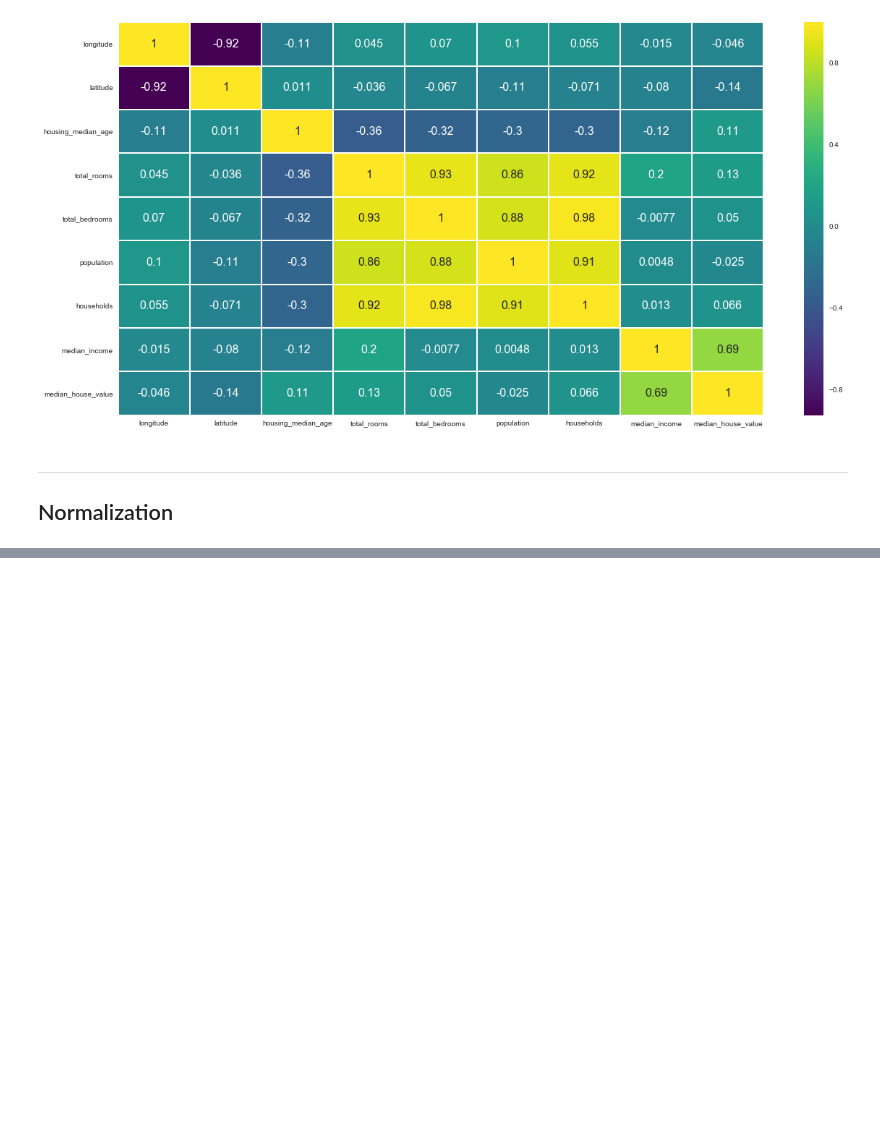
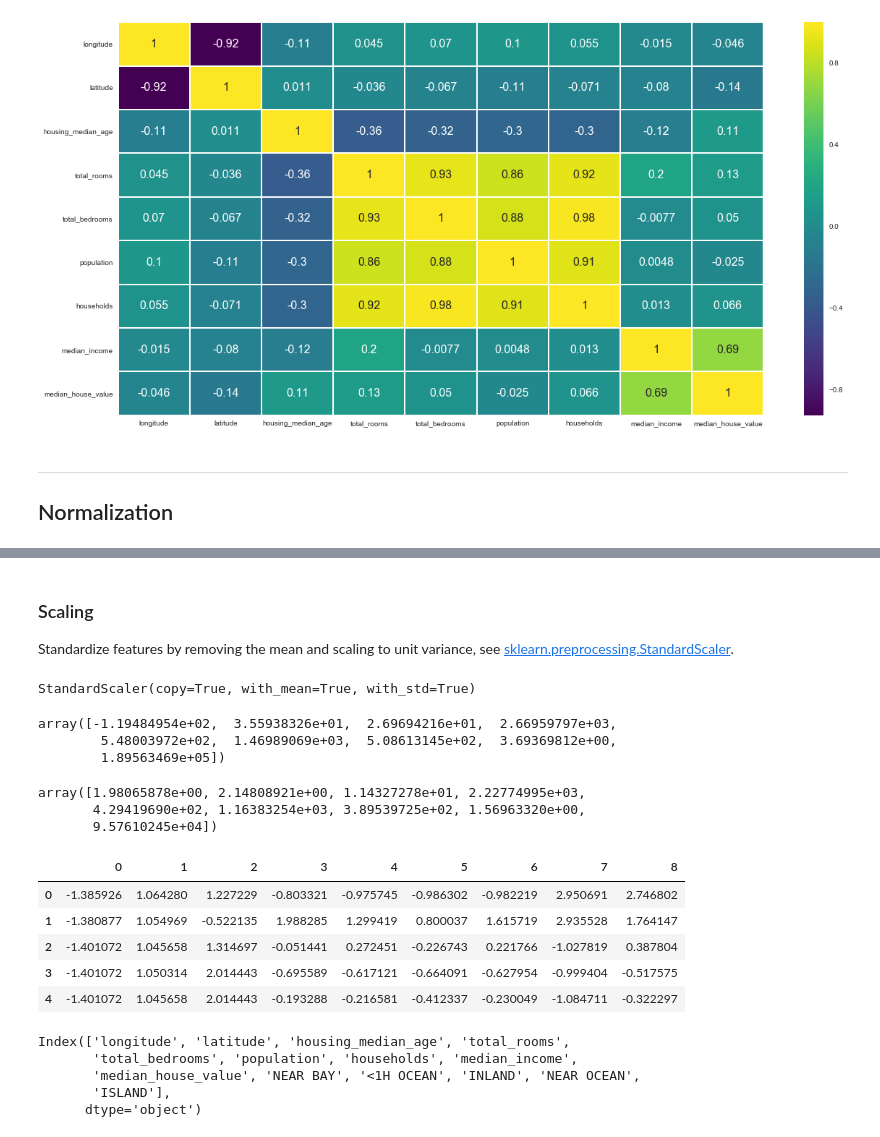
Before and after one commit to marianoju/neuefische, a Jupyter notebook: Multi-Dimensional Linear Regression.ipynb, the cells around one changed output, grey strips where cells are left out. Cells and saved outputs as stored; diff of their text form; code cells hidden in the pictures; blank space fills up the shorter version.

```diff
--- a/Multi-Dimensional Linear Regression.ipynb
+++ b/Multi-Dimensional Linear Regression.ipynb
@@ -235,0 +335,3 @@ data_norm.describe()
+# %%
+# concatenate the values from the first 10 rows with the new encoded ocean_proximity
+data_norm = pd.concat([(data_norm.iloc[:,0:9]), ocean_proximity_cat_1hot], axis=1, sort=False)
@@ -235,0 +347,42 @@ data_norm.describe()
+# %% [markdown]
+### Scaling
+Standardize features by removing the mean and scaling to unit variance, see [sklearn.preprocessing.StandardScaler](http://scikit-learn.org/stable/modules/generated/sklearn.preprocessing.StandardScaler.html).
+# %%
+scaler = StandardScaler().fit(data_norm.iloc[:,:-5])
+# %%
+scaler
+# %% [output]
+StandardScaler(copy=True, with_mean=True, with_std=True)
+# %%
+scaler.mean_
+# %% [output]
+array([-1.19484954e+02,  3.55938326e+01,  2.69694216e+01,  2.66959797e+03,
+        5.48003972e+02,  1.46989069e+03,  5.08613145e+02,  3.69369812e+00,
+        1.89563469e+05])
+# %%
+scaler.scale_
+# %% [output]
+array([1.98065878e+00, 2.14808921e+00, 1.14327278e+01, 2.22774995e+03,
+       4.29419690e+02, 1.16383254e+03, 3.89539725e+02, 1.56963320e+00,
+       9.57610245e+04])
+# %%
+data_scaled = scaler.transform(data_norm.iloc[:,:-5])
+# %%
+data_scaled = pd.DataFrame(data_scaled)
+# %%
+data_scaled.head()
+# %% [output]
+|  | 0 | 1 | 2 | 3 | 4 | 5 | 6 | 7 | 8 |
+| 0 | -1.385926 | 1.064280 | 1.227229 | -0.803321 | -0.975745 | -0.986302 | -0.982219 | 2.950691 | 2.746802 |
+| 1 | -1.380877 | 1.054969 | -0.522135 | 1.988285 | 1.299419 | 0.800037 | 1.615719 | 2.935528 | 1.764147 |
+| 2 | -1.401072 | 1.045658 | 1.314697 | -0.051441 | 0.272451 | -0.226743 | 0.221766 | -1.027819 | 0.387804 |
+| 3 | -1.401072 | 1.050314 | 2.014443 | -0.695589 | -0.617121 | -0.664091 | -0.627954 | -0.999404 | -0.517575 |
+| 4 | -1.401072 | 1.045658 | 2.014443 | -0.193288 | -0.216581 | -0.412337 | -0.230049 | -1.084711 | -0.322297 |
+# %%
+data_norm.columns
+# %% [output]
+Index(['longitude', 'latitude', 'housing_median_age', 'total_rooms',
+       'total_bedrooms', 'population', 'households', 'median_income',
+       'median_house_value', 'NEAR BAY', '<1H OCEAN', 'INLAND', 'NEAR OCEAN',
+       'ISLAND'],
+      dtype='object')
```
Also changed, not shown: parts of 47 cells of this notebook.
